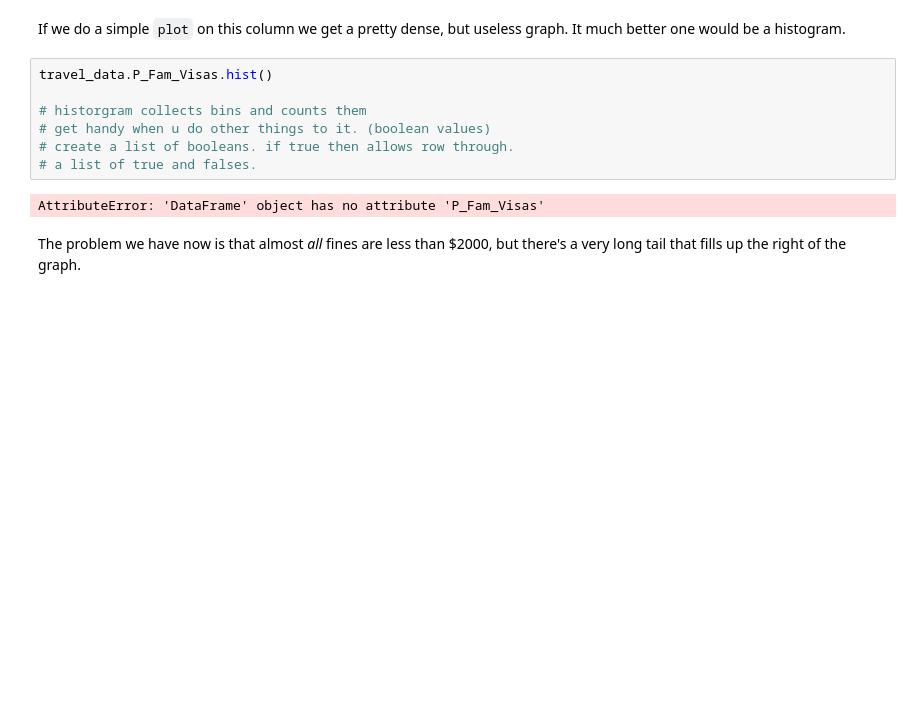
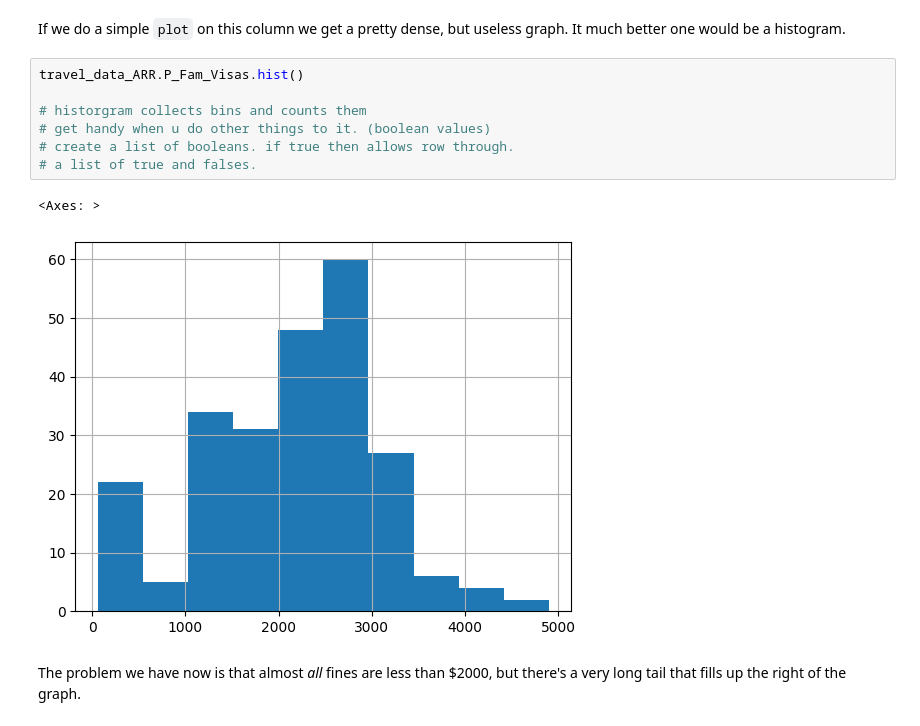
Before and after one commit to amelia-hov/travel_dataproject, a Jupyter notebook: data_introduction/basic_pandas.ipynb, the cells around one changed output. Cells and saved outputs as stored; diff of their text form; blank space fills up the shorter version.

```diff
--- a/data_introduction/basic_pandas.ipynb
+++ b/data_introduction/basic_pandas.ipynb
@@ -306,14 +310,15 @@ travel_data["P_Fam_Visas"].plot()
 # %% [markdown]
 If we do a simple `plot` on this column we get a pretty dense, but useless graph. It much better one would be a histogram.
 # %%
-travel_data.P_Fam_Visas.hist()
+travel_data_ARR.P_Fam_Visas.hist()
 
 # historgram collects bins and counts them
 # get handy when u do other things to it. (boolean values)
 # create a list of booleans. if true then allows row through.
 # a list of true and falses.
 # %% [output]
-AttributeError: 'DataFrame' object has no attribute 'P_Fam_Visas'
+<Axes: >
+[figure, added]
 # %% [markdown]
 The problem we have now is that almost _all_ fines are less than $2000, but there's a very long tail that fills up the right of the graph.
 # %% [markdown]
```
Also changed, not shown: parts of 13 cells of this notebook, 1 other file.
